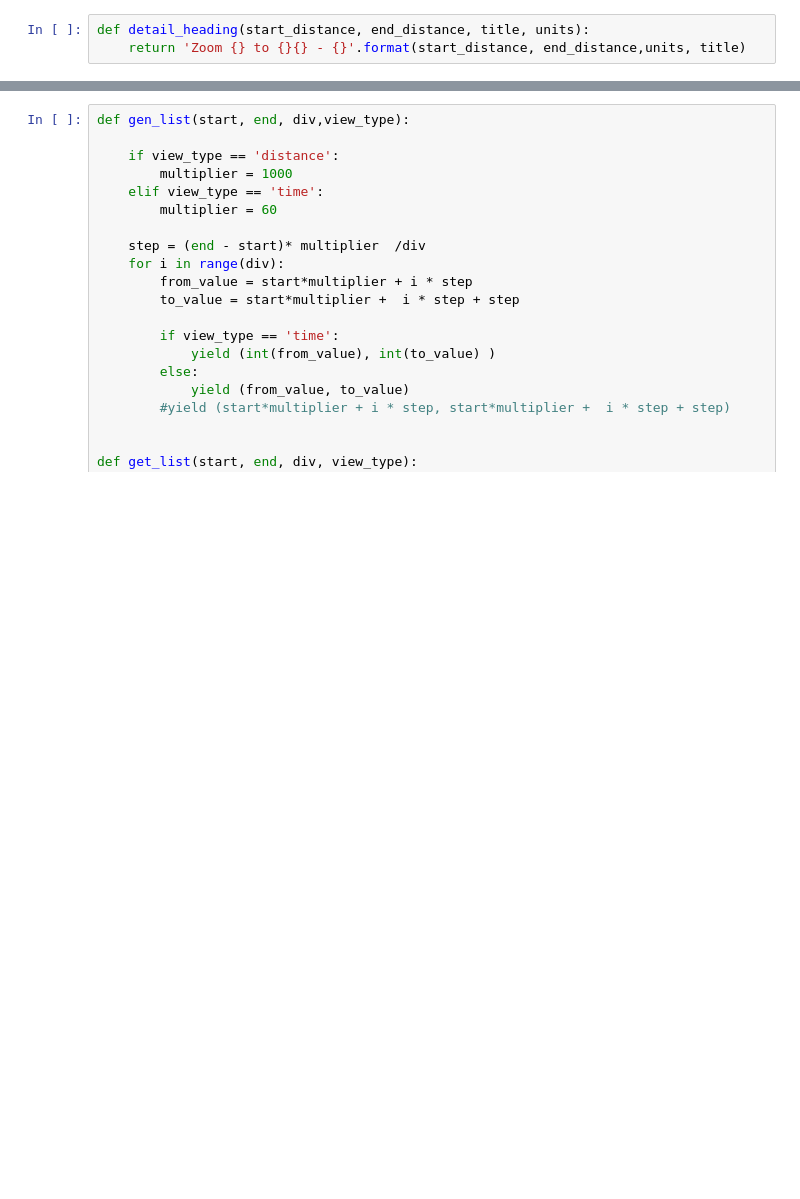
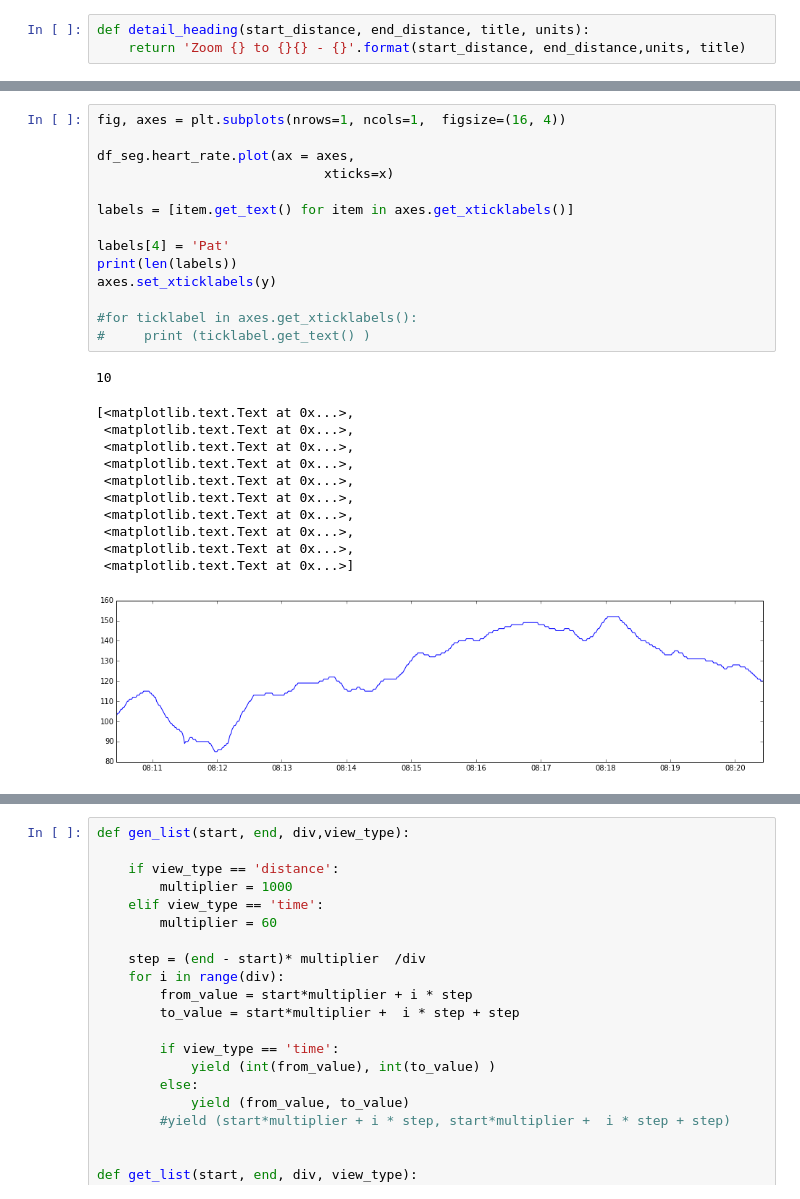
Before and after one commit to patclaffey/docker_jupyter, a Jupyter notebook: notebooks/Summary.ipynb, the cells around one changed output, grey strips where cells are left out. Cells and saved outputs as stored; diff of their text form; blank space fills up the shorter version.

```diff
--- a/notebooks/Summary.ipynb
+++ b/notebooks/Summary.ipynb
@@ -222,0 +221,27 @@ view_procedure(df_seg, plot_control, axes[4])
+# %%
+fig, axes = plt.subplots(nrows=1, ncols=1,  figsize=(16, 4))
+
+df_seg.heart_rate.plot(ax = axes,
+                             xticks=x)
+
+labels = [item.get_text() for item in axes.get_xticklabels()]
+
+labels[4] = 'Pat'
+print(len(labels))
+axes.set_xticklabels(y)
+
+#for ticklabel in axes.get_xticklabels():
+#     print (ticklabel.get_text() )
+# %% [output]
+10
+[<matplotlib.text.Text at 0x...>,
+ <matplotlib.text.Text at 0x...>,
+ <matplotlib.text.Text at 0x...>,
+ <matplotlib.text.Text at 0x...>,
+ <matplotlib.text.Text at 0x...>,
+ <matplotlib.text.Text at 0x...>,
+ <matplotlib.text.Text at 0x...>,
+ <matplotlib.text.Text at 0x...>,
+ <matplotlib.text.Text at 0x...>,
+ <matplotlib.text.Text at 0x...>]
+[figure, added]
```
Also changed, not shown: parts of 8 cells of this notebook, 1 other file.
